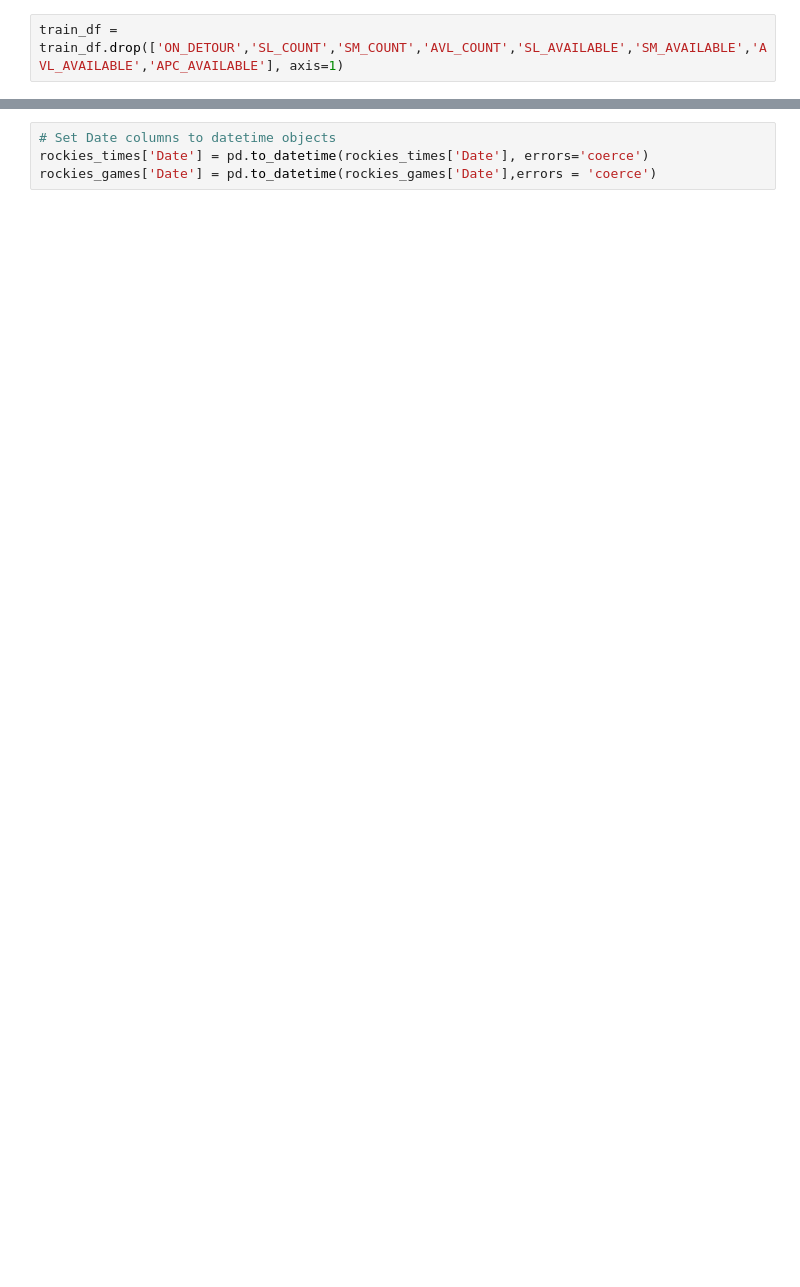
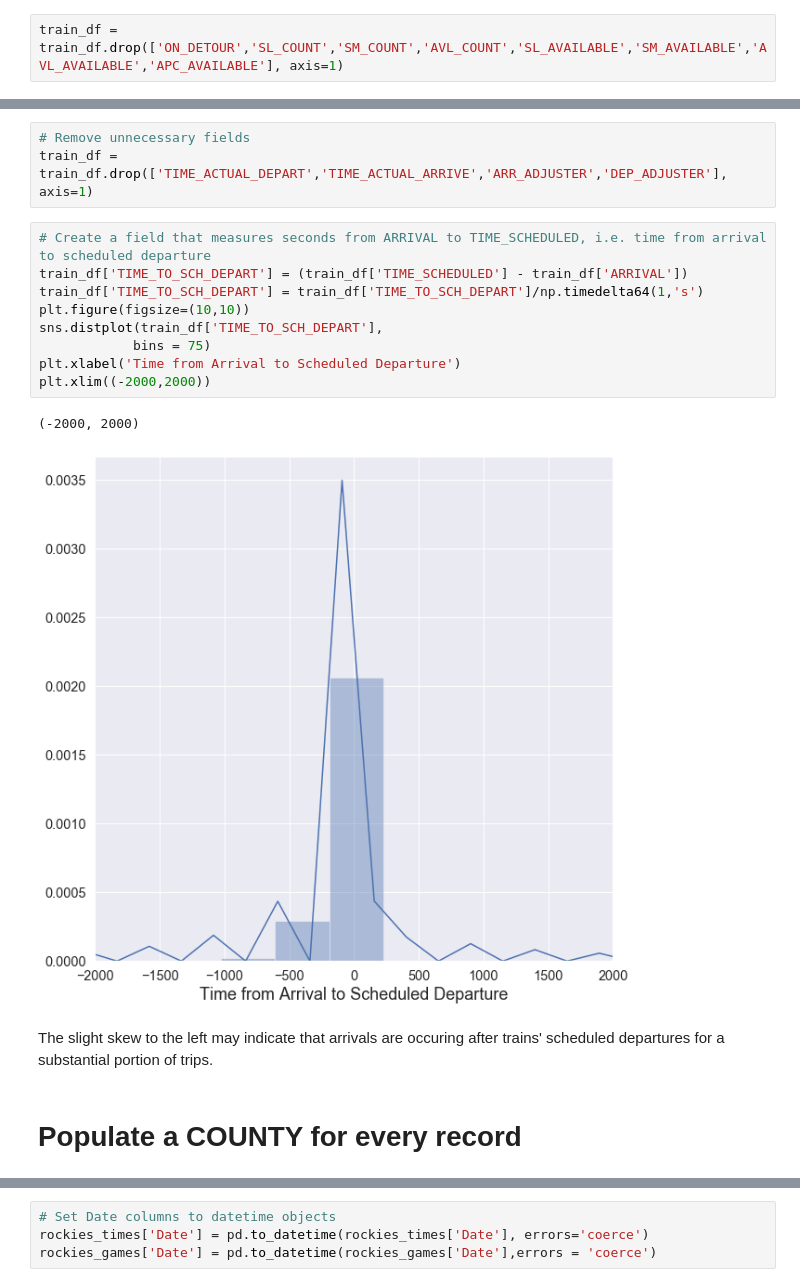
Before and after one commit to jasonsum/Springboard, a Jupyter notebook: Capstone1_RTD/RTD_Analysis.ipynb, the cells around one changed output, grey strips where cells are left out. Saved outputs shown, nothing was run; the diff lists cells and outputs as text; blank space fills up the shorter version.

```diff
--- a/Capstone1_RTD/RTD_Analysis.ipynb
+++ b/Capstone1_RTD/RTD_Analysis.ipynb
@@ -208,0 +150,19 @@ rockies_times = pd.read_excel(rockies_file,
+# %%
+# Remove unnecessary fields
+train_df = train_df.drop(['TIME_ACTUAL_DEPART','TIME_ACTUAL_ARRIVE','ARR_ADJUSTER','DEP_ADJUSTER'], axis=1)
+# %%
+# Create a field that measures seconds from ARRIVAL to TIME_SCHEDULED, i.e. time from arrival to scheduled departure
+train_df['TIME_TO_SCH_DEPART'] = (train_df['TIME_SCHEDULED'] - train_df['ARRIVAL'])
+train_df['TIME_TO_SCH_DEPART'] = train_df['TIME_TO_SCH_DEPART']/np.timedelta64(1,'s')
+plt.figure(figsize=(10,10))
+sns.distplot(train_df['TIME_TO_SCH_DEPART'],
+            bins = 75)
+plt.xlabel('Time from Arrival to Scheduled Departure')
+plt.xlim((-2000,2000))
+# %% [output]
+(-2000, 2000)
+[figure, added]
+# %% [markdown]
+The slight skew to the left may indicate that arrivals are occuring after trains' scheduled departures for a substantial portion of trips.
+# %% [markdown]
+# Populate a COUNTY for every record
```
Also changed, not shown: parts of 169 cells of this notebook, 16 other files.
